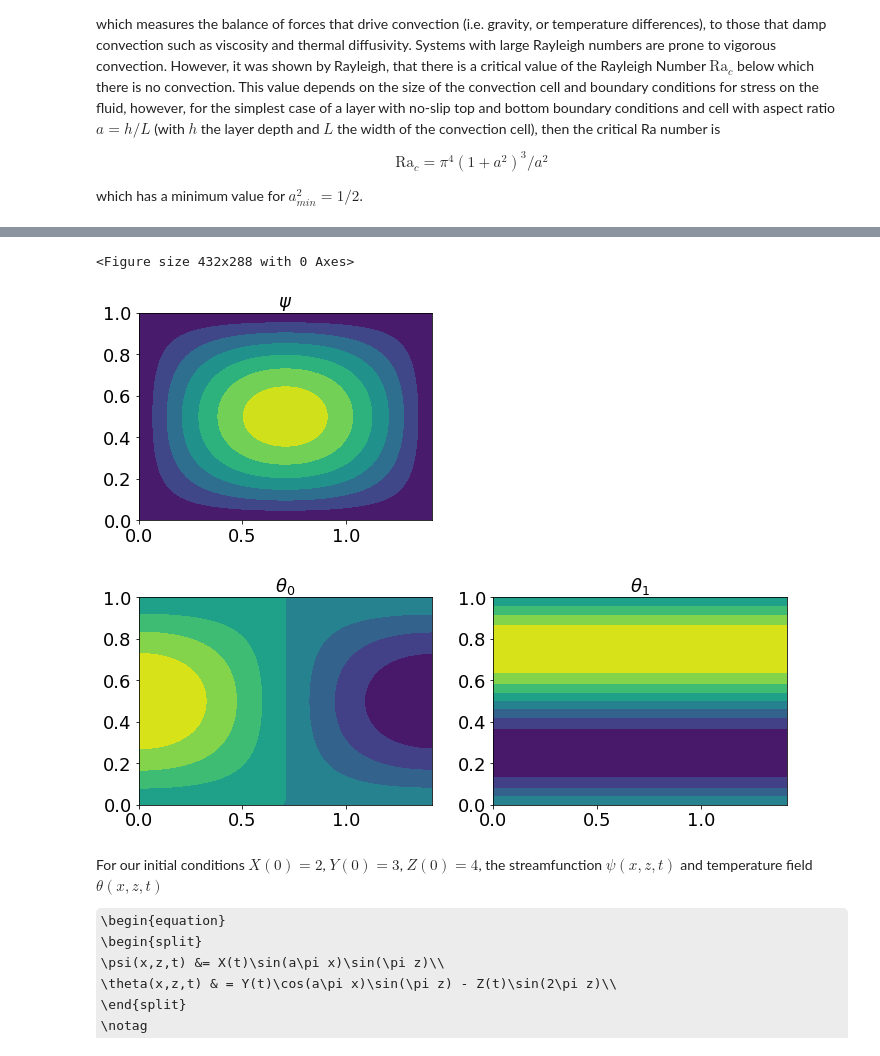
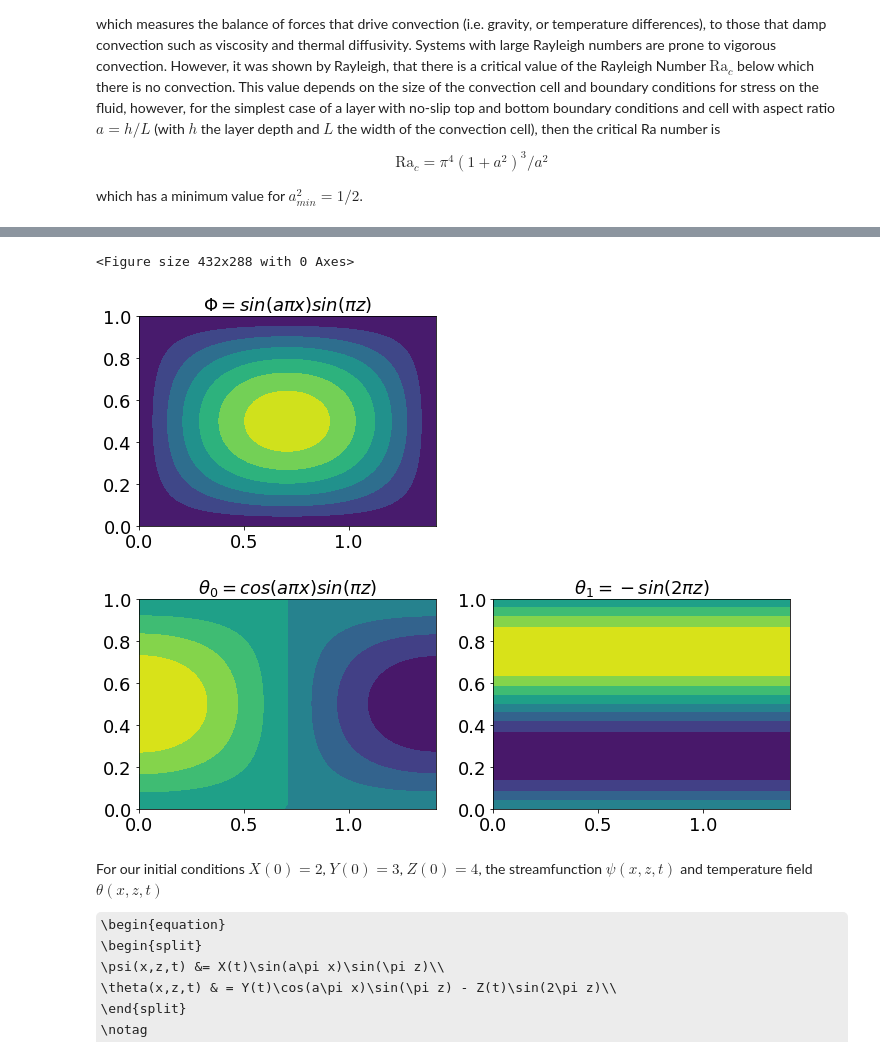
Before and after one commit to daniel-koehn/Differential-equations-earth-system, a Jupyter notebook: 03_Lorenz_equations/01_LorenzEquations_intro.ipynb, the cells around one changed output, grey strips where cells are left out. Drawn from its saved outputs; the diff is of its cells as text; code cells hidden in the pictures; some formulas as TeX source.

```diff
--- a/03_Lorenz_equations/01_LorenzEquations_intro.ipynb
+++ b/03_Lorenz_equations/01_LorenzEquations_intro.ipynb
@@ -153,36 +153,36 @@ Using $a = a_{min} = \sqrt{0.5}$ for the minimum critical Rayleigh number $Ra_c^
 # %%
 a = np.sqrt(0.5)
 x0 = np.linspace(0,1./a)
 z0 = np.linspace(0.,1.)
 x,z = np.meshgrid(x0,z0)
 
 psi = np.sin(a*np.pi*x)*np.sin(np.pi*z)
 theta0 = np.cos(a*np.pi*x)*np.sin(np.pi*z)
 theta1 = -np.sin(2.*np.pi*z)
 
 plt.figure()
 plt.figure(figsize=(10,8))
 
 plt.subplot(2,2,1)
 plt.contourf(x,z,psi)
-plt.title(r'$\psi$', fontdict=font)
+plt.title(r'$\Phi = sin(a \pi x)sin(\pi z)$', fontdict=font)
 plt.gca().set_aspect('equal')
 
 plt.subplot(2,2,3)
 plt.contourf(x,z,theta0)
-plt.title(r'$\theta_0$', fontdict=font)
+plt.title(r'$\theta_0 = cos(a \pi x)sin(\pi z)$', fontdict=font)
 plt.gca().set_aspect('equal')
 
 plt.subplot(2,2,4)
 plt.contourf(x,z,theta1)
-plt.title(r'$\theta_1$', fontdict=font)
+plt.title(r'$\theta_1 = -sin(2 \pi z)$', fontdict=font)
 plt.gca().set_aspect('equal')
 
 plt.tight_layout()
 plt.show()
 # %% [output]
 <Figure size 432x288 with 0 Axes>
-[figure, old version]
+[figure, new version]
 # %% [markdown]
 For our initial conditions $X(0) = 2$, $Y(0) = 3$, $Z(0) = 4$, the streamfunction $\psi(x,z,t)$ and temperature field $\theta(x,z,t)$
 
```
Also changed, not shown: parts of 2 cells of this notebook, 4 other files.
